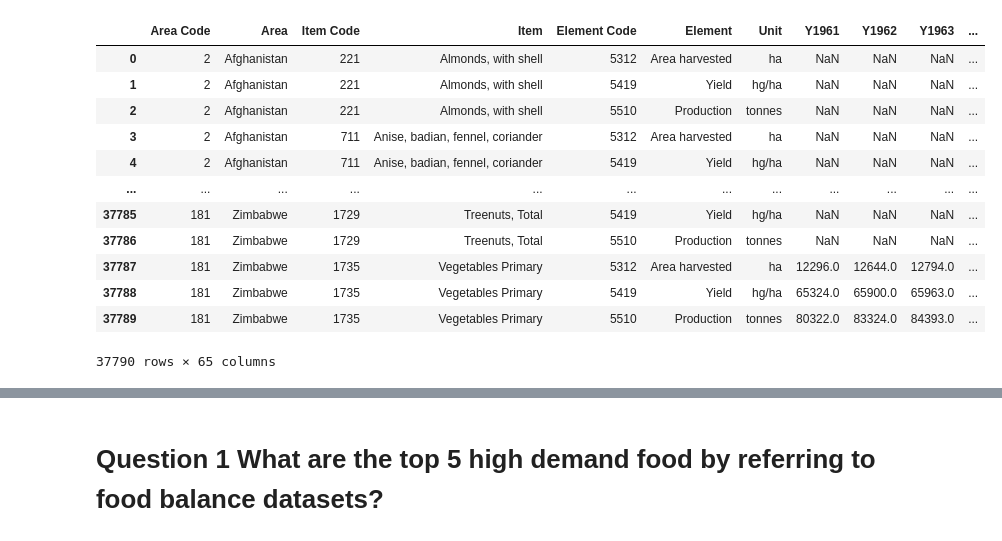
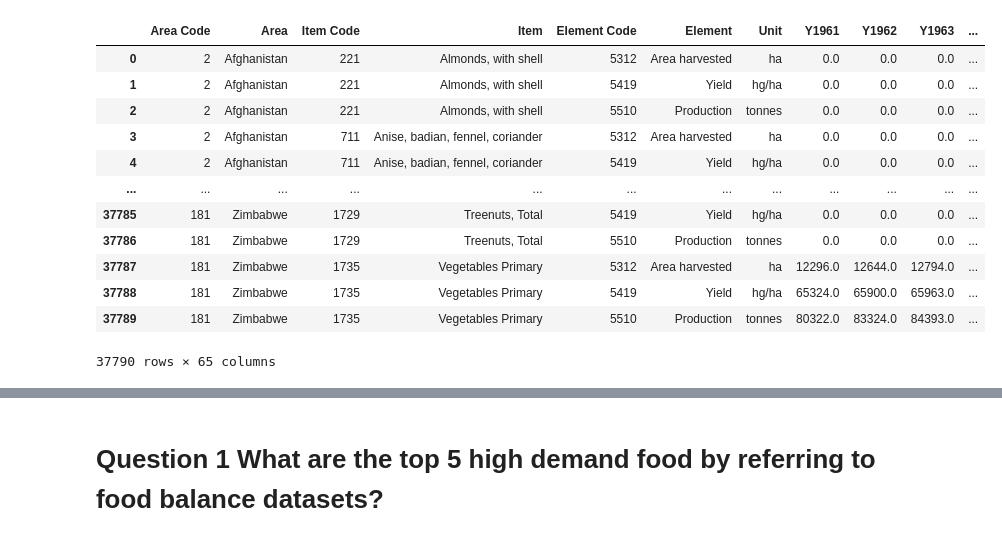
Before and after one commit to minxuan1509/IDS-FAO-Analysis, a Jupyter notebook: IDS FAO.ipynb, the cells around one changed output, grey strips where cells are left out. Cells and saved outputs as stored; diff of their text form; code cells hidden in the pictures.

```diff
--- a/IDS FAO.ipynb
+++ b/IDS FAO.ipynb
@@ -65,18 +61,19 @@ crop.tail()
 # %%
 crop = crop[:37790]
 crops=crop[['Area','Item','Unit','Y2009','Y2010','Y2011','Y2012','Y2013','Y2014','Y2015','Y2016','Y2017','Y2018']]
 crops_area_sum = crop.fillna(0)
+crop.fillna(0,inplace=True)
 crop
 # %% [output]
 |  | Area Code | Area | Item Code | Item | Element Code | Element | Unit | Y1961 | Y1962 | Y1963 | ... |
-| 0 | 2 | Afghanistan | 221 | Almonds, with shell | 5312 | Area harvested | ha | NaN | NaN | NaN | ... |
-| 1 | 2 | Afghanistan | 221 | Almonds, with shell | 5419 | Yield | hg/ha | NaN | NaN | NaN | ... |
-| 2 | 2 | Afghanistan | 221 | Almonds, with shell | 5510 | Production | tonnes | NaN | NaN | NaN | ... |
-| 3 | 2 | Afghanistan | 711 | Anise, badian, fennel, coriander | 5312 | Area harvested | ha | NaN | NaN | NaN | ... |
-| 4 | 2 | Afghanistan | 711 | Anise, badian, fennel, coriander | 5419 | Yield | hg/ha | NaN | NaN | NaN | ... |
+| 0 | 2 | Afghanistan | 221 | Almonds, with shell | 5312 | Area harvested | ha | 0.0 | 0.0 | 0.0 | ... |
+| 1 | 2 | Afghanistan | 221 | Almonds, with shell | 5419 | Yield | hg/ha | 0.0 | 0.0 | 0.0 | ... |
+| 2 | 2 | Afghanistan | 221 | Almonds, with shell | 5510 | Production | tonnes | 0.0 | 0.0 | 0.0 | ... |
+| 3 | 2 | Afghanistan | 711 | Anise, badian, fennel, coriander | 5312 | Area harvested | ha | 0.0 | 0.0 | 0.0 | ... |
+| 4 | 2 | Afghanistan | 711 | Anise, badian, fennel, coriander | 5419 | Yield | hg/ha | 0.0 | 0.0 | 0.0 | ... |
 | ... | ... | ... | ... | ... | ... | ... | ... | ... | ... | ... | ... |
-| 37785 | 181 | Zimbabwe | 1729 | Treenuts, Total | 5419 | Yield | hg/ha | NaN | NaN | NaN | ... |
-| 37786 | 181 | Zimbabwe | 1729 | Treenuts, Total | 5510 | Production | tonnes | NaN | NaN | NaN | ... |
+| 37785 | 181 | Zimbabwe | 1729 | Treenuts, Total | 5419 | Yield | hg/ha | 0.0 | 0.0 | 0.0 | ... |
+| 37786 | 181 | Zimbabwe | 1729 | Treenuts, Total | 5510 | Production | tonnes | 0.0 | 0.0 | 0.0 | ... |
 | 37787 | 181 | Zimbabwe | 1735 | Vegetables Primary | 5312 | Area harvested | ha | 12296.0 | 12644.0 | 12794.0 | ... |
 | 37788 | 181 | Zimbabwe | 1735 | Vegetables Primary | 5419 | Yield | hg/ha | 65324.0 | 65900.0 | 65963.0 | ... |
 | 37789 | 181 | Zimbabwe | 1735 | Vegetables Primary | 5510 | Production | tonnes | 80322.0 | 83324.0 | 84393.0 | ... |
```
Also changed, not shown: parts of 26 cells of this notebook.
